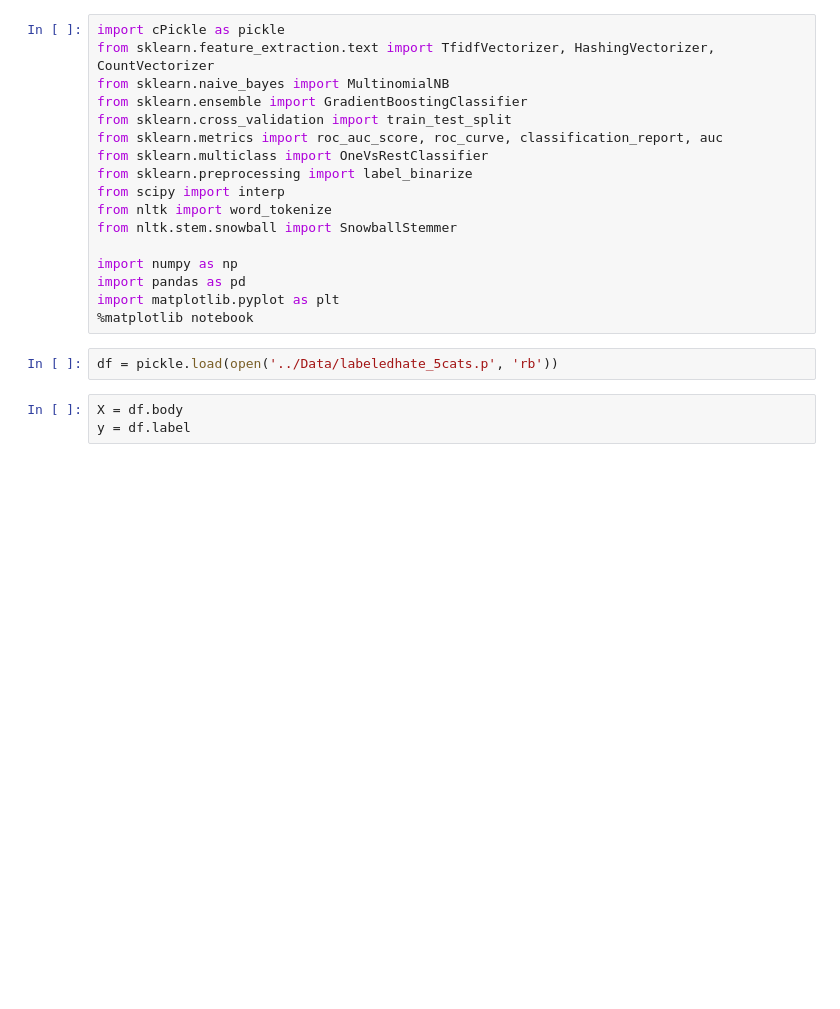
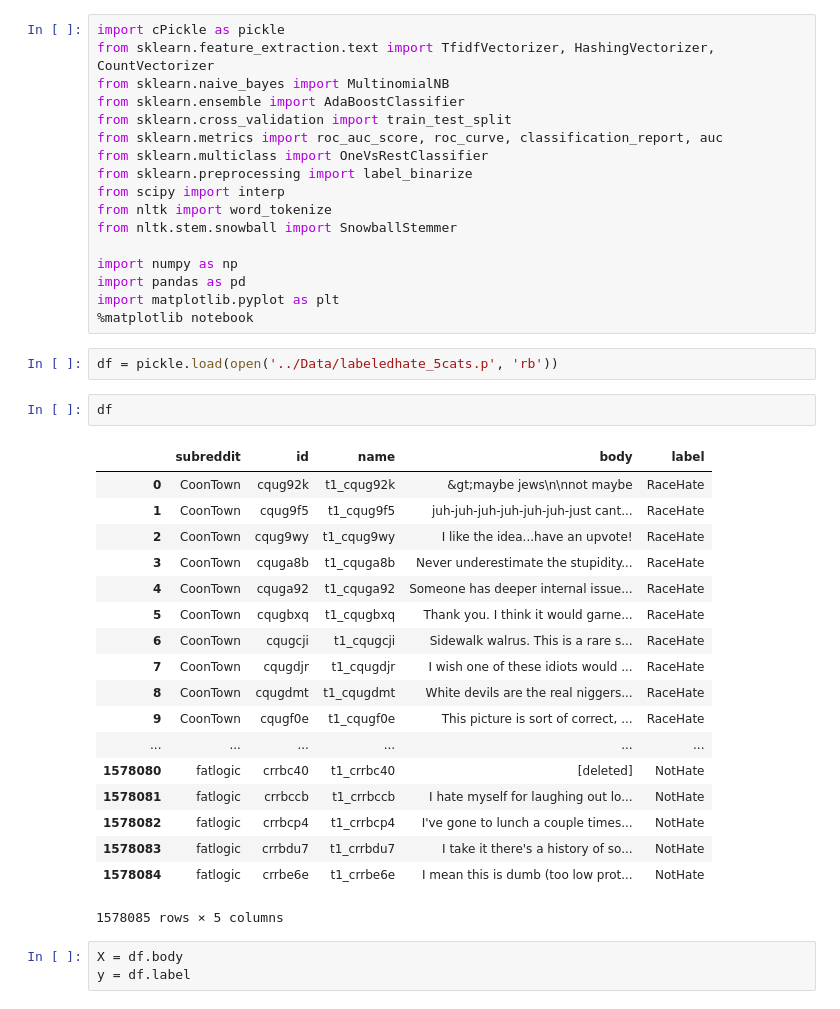
Before and after one commit to eyspahn/OnlineHateSpeech, a Jupyter notebook: Scripts/RunMutliclassOneVRest.ipynb, the cells around one changed output. Saved outputs shown, nothing was run; the diff lists cells and outputs as text; blank space fills up the shorter version.

```diff
--- a/Scripts/RunMutliclassOneVRest.ipynb
+++ b/Scripts/RunMutliclassOneVRest.ipynb
@@ -2,7 +2,7 @@
 import cPickle as pickle
 from sklearn.feature_extraction.text import TfidfVectorizer, HashingVectorizer, CountVectorizer
 from sklearn.naive_bayes import MultinomialNB
-from sklearn.ensemble import GradientBoostingClassifier
+from sklearn.ensemble import AdaBoostClassifier
 from sklearn.cross_validation import train_test_split
 from sklearn.metrics import roc_auc_score, roc_curve, classification_report, auc
 from sklearn.multiclass import OneVsRestClassifier
@@ -17,6 +17,27 @@ import matplotlib.pyplot as plt
 %matplotlib notebook
 # %%
 df = pickle.load(open('../Data/labeledhate_5cats.p', 'rb'))
+# %%
+df
+# %% [output]
+|  | subreddit | id | name | body | label |
+| 0 | CoonTown | cqug92k | t1_cqug92k | &gt;maybe jews\n\nnot maybe | RaceHate |
+| 1 | CoonTown | cqug9f5 | t1_cqug9f5 | juh-juh-juh-juh-juh-juh-just cant... | RaceHate |
+| 2 | CoonTown | cqug9wy | t1_cqug9wy | I like the idea...have an upvote! | RaceHate |
+| 3 | CoonTown | cquga8b | t1_cquga8b | Never underestimate the stupidity... | RaceHate |
+| 4 | CoonTown | cquga92 | t1_cquga92 | Someone has deeper internal issue... | RaceHate |
+| 5 | CoonTown | cqugbxq | t1_cqugbxq | Thank you. I think it would garne... | RaceHate |
+| 6 | CoonTown | cqugcji | t1_cqugcji | Sidewalk walrus. This is a rare s... | RaceHate |
+| 7 | CoonTown | cqugdjr | t1_cqugdjr | I wish one of these idiots would ... | RaceHate |
+| 8 | CoonTown | cqugdmt | t1_cqugdmt | White devils are the real niggers... | RaceHate |
+| 9 | CoonTown | cqugf0e | t1_cqugf0e | This picture is sort of correct, ... | RaceHate |
+| ... | ... | ... | ... | ... | ... |
+| 1578080 | fatlogic | crrbc40 | t1_crrbc40 | [deleted] | NotHate |
+| 1578081 | fatlogic | crrbccb | t1_crrbccb | I hate myself for laughing out lo... | NotHate |
+| 1578082 | fatlogic | crrbcp4 | t1_crrbcp4 | I've gone to lunch a couple times... | NotHate |
+| 1578083 | fatlogic | crrbdu7 | t1_crrbdu7 | I take it there's a history of so... | NotHate |
+| 1578084 | fatlogic | crrbe6e | t1_crrbe6e | I mean this is dumb (too low prot... | NotHate |
+1578085 rows × 5 columns
 # %%
 X = df.body
 y = df.label
```
Also changed, not shown: parts of 1 cell of this notebook, 3 other files.
